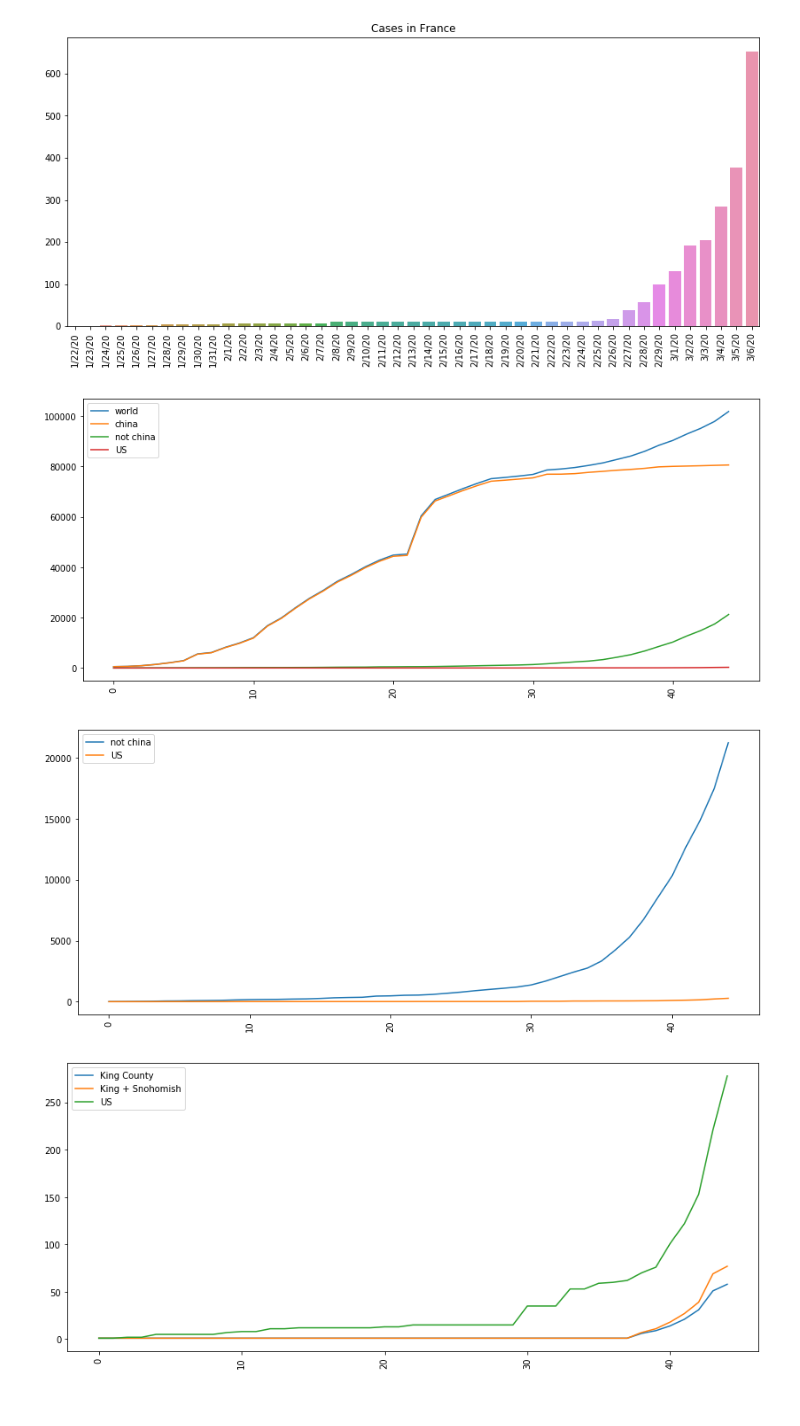
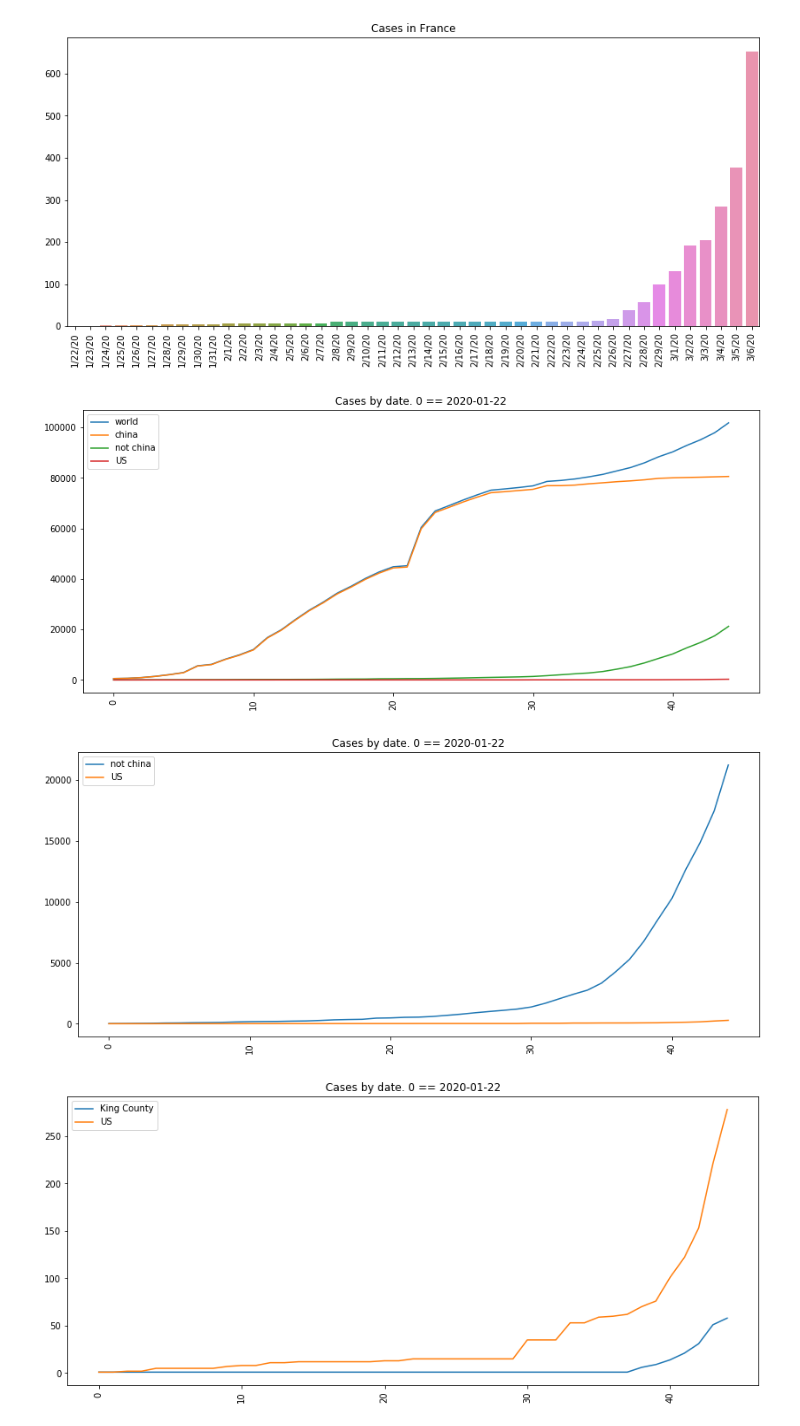
Before and after one commit to dhmay/pyscarelet, a Jupyter notebook: notebooks/explore_covid.ipynb, the cells around one changed output. Saved outputs shown, nothing was run; the diff lists cells and outputs as text; code cells hidden in the pictures.

Commit message:
better titles on lineplots

```diff
--- a/notebooks/explore_covid.ipynb
+++ b/notebooks/explore_covid.ipynb
@@ -131,7 +131,7 @@ plot_casecount_by_date(df_france, "Cases in France")
 # %% [output]
 [figure]
 # %%
-def lineplot_casecounts_by_date(dfs, labels):
+def lineplot_casecounts_by_date(dfs, labels, title='Cases by date. 0 == 2020-01-22'):
     """
     Make a line plot of cases by date, with multiple lines for multiple dataframes
     """
@@ -143,22 +143,27 @@ def lineplot_casecounts_by_date(dfs, labels):
         label = labels[i]
         sums = [df[column].sum() for column in date_columns]
         sns.lineplot(x=range(len(date_columns)), y=sums, ax=ax, label=label)
+    ax.set_title(title)
     f.set_size_inches(14,6)
 # %%
 lineplot_casecounts_by_date([df_timeseries, df_china, df_notchina, df_US],
                             ['world', 'china', 'not china', 'US'])
 # %% [output]
-[figure, old version]
+[figure, new version]
 # %%
 lineplot_casecounts_by_date([df_notchina, df_US],
                             ['not china', 'US'])
 # %% [output]
-[figure, old version]
+[figure, new version]
 # %%
 df_kingandsnohomish = df_timeseries[df_timeseries['Province/State'].isin(['Snohomish County, WA',
                                                                           'King County, WA'])]
 
-lineplot_casecounts_by_date([df_kingcounty, df_kingandsnohomish, df_US],
-                            ['King County', 'King + Snohomish', 'US'])
+lineplot_casecounts_by_date([df_kingcounty,
+                            # df_kingandsnohomish,
+                             df_US],
+                            ['King County',
+                            # 'King + Snohomish',
+                             'US'])
 # %% [output]
-[figure, old version]
+[figure, new version]
```
Also changed, not shown: parts of 1 cell of this notebook.
